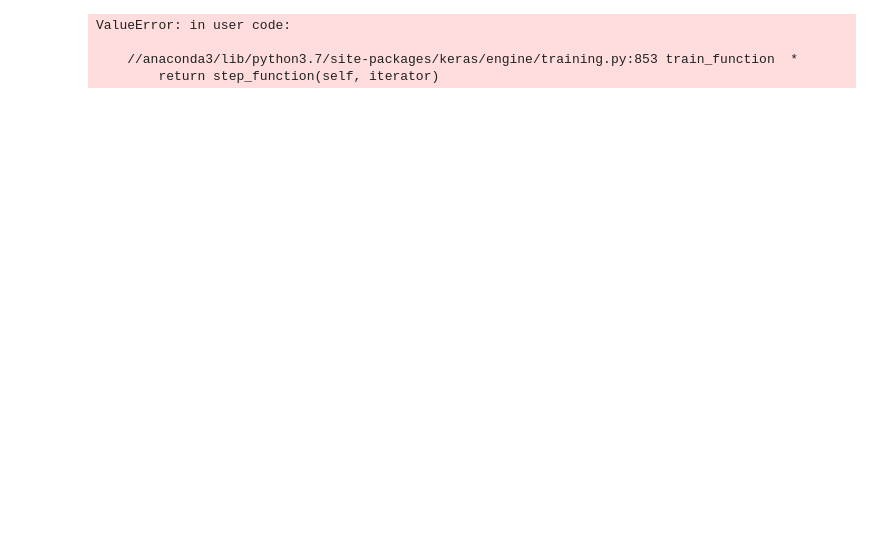
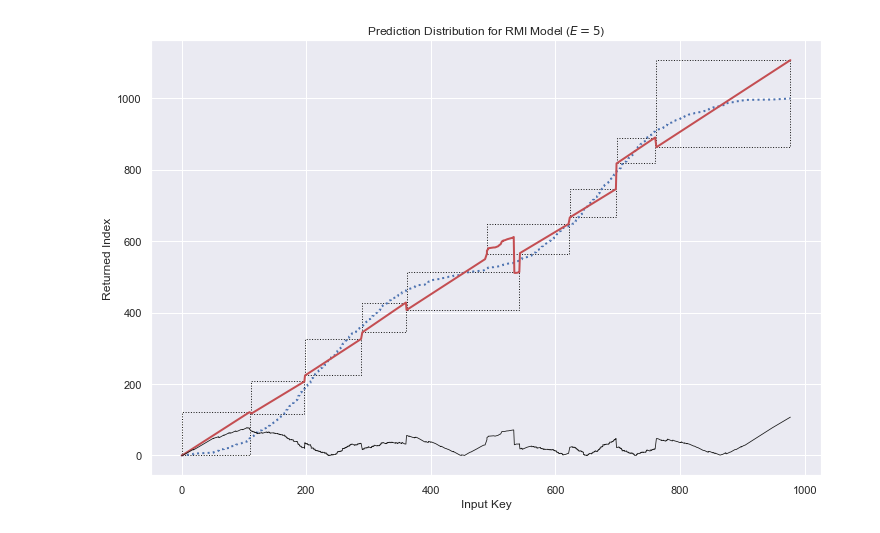
Before and after one commit to dsillman2000/CS490LDA-Project1, a Jupyter notebook: moremodeltesting.ipynb, the cells around one changed output. Cells and saved outputs as stored; diff of their text form; code cells hidden in the pictures; blank space fills up the shorter version.

```diff
--- a/moremodeltesting.ipynb
+++ b/moremodeltesting.ipynb
@@ -52,37 +50,56 @@ To enable them in other operations, rebuild TensorFlow with the appropriate comp
 # %%
+# From StackOverflow User EwyynTomato
+def listRightIndex(alist, value):
+    return len(alist) - alist[-1::-1].index(value) -1
+
 from matplotlib.patches import Rectangle
-n_epochs=100
-model = build_fit_rmi_model(dataset, stages=(1,16,32), n_layers=0, n_neurons=8, n_epochs=n_epochs, verbose=False, optimizer=keras.optimizers.Adam(learning_rate=1e-3), loss='mse', metrics=[MaxAbsoluteError()])
+n_epochs=5
+adam = keras.optimizers.Adam()
+mae, aae = MaxAbsoluteError(), keras.metrics.MeanAbsoluteError()
+model = build_fit_rmi_model(dataset, stages=(1,3,9,27), n_layers=0, n_neurons=32, n_epochs=n_epochs, initializer='identity', verbose=False, optimizer=adam, loss='mse', metrics=[mae, aae])
 preds, lf = predict_rmi_model(model, testx, with_leaf=True)
+mae = MaxAbsoluteError()
+mae.update_state(testy.flatten().astype('float32'), preds.flatten().astype('float32'))
+mae = mae.result().numpy()
+aae = keras.metrics.MeanAbsoluteError()
+aae.update_state(testy.flatten().astype('float32'), preds.flatten().astype('float32'))
+aae = aae.result().numpy()
+print(mae, aae)
+lfo = list(lf.copy())
 lf, lfcounts = np.unique(lf, return_counts=True)
-mkrs = [(0,0)]
-for li in lfcounts:
-    mkrs.append((mkrs[-1][1],mkrs[-1][1] + li - 1))
-mkrs = mkrs[1:]
-mkhts = [(preds[mi[0]], preds[mi[1]]) for mi in mkrs]
+lfidxs = [(lfo.index(i), listRightIndex(lfo, i)) for i in lf]
+print(lf, lfcounts, lfidxs)
+mkrs = []
+mkrhts = []
+for i in range(len(lfidxs)):
+    mkrs.append((int(testx.flatten()[lfidxs[i][0]]),int(testx.flatten()[lfidxs[i][1]])))
+    mkrhts.append((preds[lfidxs[i][0]],preds[lfidxs[i][1]]))
+print(f"mkrs=\n{mkrs}")
+print(f"mkrhts=\n{mkrhts}")
 fig, ax = plt.subplots()
 seps = np.linspace(0, len(testx), 50)
-linax = ax.twinx()
-linax.set_ylabel("Placement of Index")
-linax.set_ylim(0, len(testx))
+ax.set_ylabel("Placement of Index")
 gtruth = testx.flatten()
 gtruth -= min(gtruth)
 gtruth /= max(gtruth)
 gtruth *= len(gtruth)
-linax.plot(range(len(testx)), testy.flatten(), linestyle='dotted', lw=2)
-linax.plot(range(len(testx)), preds, lw=2, c='r')
-linax.plot(range(len(testx)), abs(testy.reshape(-1)-preds.reshape(-1)), lw=0.8, c='k')
-ax.hist(preds.reshape(-1), bins=seps, alpha=0.4, label='Predicted')
-ax.hist(testy.reshape(-1), bins=seps, alpha=0.4, label='Actual')
+ax.plot(testx.flatten(), testy.flatten(), linestyle='dotted', lw=2)
+ax.plot(testx.flatten(), preds, lw=2, c='r')
+ax.plot(testx.flatten(), abs(testy.reshape(-1)-preds.reshape(-1)), lw=0.8, c='k')
 ax.set_title(f"Prediction Distribution for RMI Model ($E={n_epochs}$)")
-ax.set_xlabel("Returned Index")
-ax.set_ylabel("Frequency")
-# ax.set_ylim(0,5)
-# ax.vlines(mkrs, ymin=0, ymax=5, colors='k')
+ax.set_xlabel("Input Key")
+ax.set_ylabel("Returned Index")
 for m in range(len(mkrs)):
-    linax.add_patch(Rectangle((mkrs[m][0], mkhts[m][0]), mkrs[m][1]-mkrs[m][0], mkhts[m][1] - mkhts[m][0], facecolor='none', edgecolor='k', linestyle='dotted'))
+    ax.add_patch(Rectangle((mkrs[m][0], mkrhts[m][0]), mkrs[m][1]-mkrs[m][0], mkrhts[m][1] - mkrhts[m][0], facecolor='none', edgecolor='k', linestyle='dotted'))
 fig.set_size_inches((12,8))
-# A : (S,L,N,eta,eps) = ([1,4,12,16], 1, 8, 15, 1e-4)
-plt.savefig("modeling_imgs/BiModalDatasetA.png")
+# A : (S,L,E) = ([1,3], 0, 5) 87, 40
+# B : (S,L,E) = ([1,3], 0, 30) 99, 39
+# C : (S,L,E) = ([1,3], 2, 5) 90, 39
+# D : (S,L,E) = ([1,3], 2, 30) 89, 42
+# E : (S,L,E) = ([1,3,9], 0, 5) 112, 23
+# F : (S,L,E) = ([1,3,9], 0, 30) 112, 16
+# G : (S,L,E) = ([1,3,9], 2, 5) 114,17
+# H : (S,L,E) = ([1,3,9], 2, 30) 112, 16
+plt.savefig("modeling_imgs/BiModalDatasetI.png")
 plt.show()
 # %% [output]
@@ -123,7 +112,4 @@ WARNING:tensorflow:Model was constructed with shape (None, 1) for input KerasTen
-ValueError: in user code:
-
-    //anaconda3/lib/python3.7/site-packages/keras/engine/training.py:853 train_function  *
-        return step_function(self, iterator)
+[figure, added]
 # %%
 cumloss = []
 max_epoch = 50
```
Also changed, not shown: parts of 5 cells of this notebook, 38 other files.
